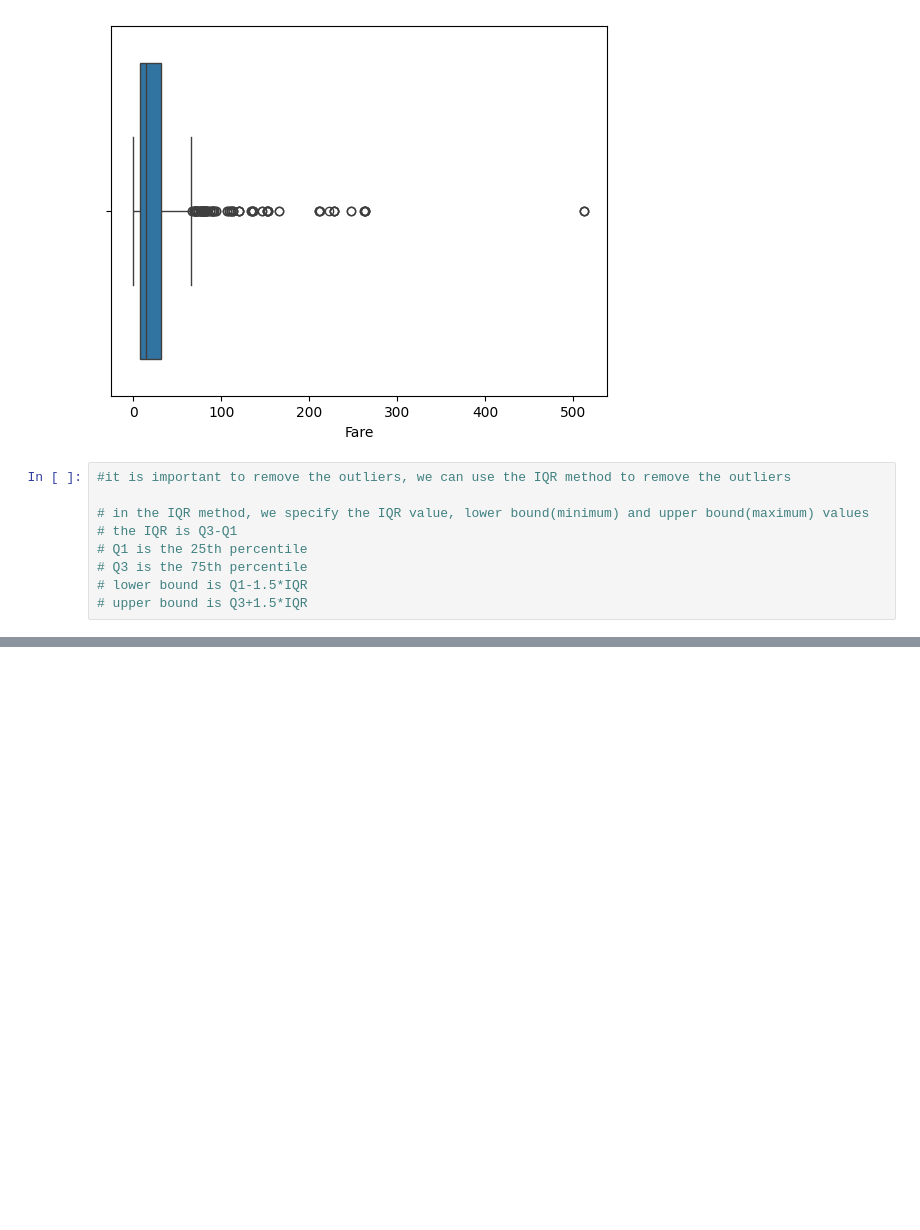
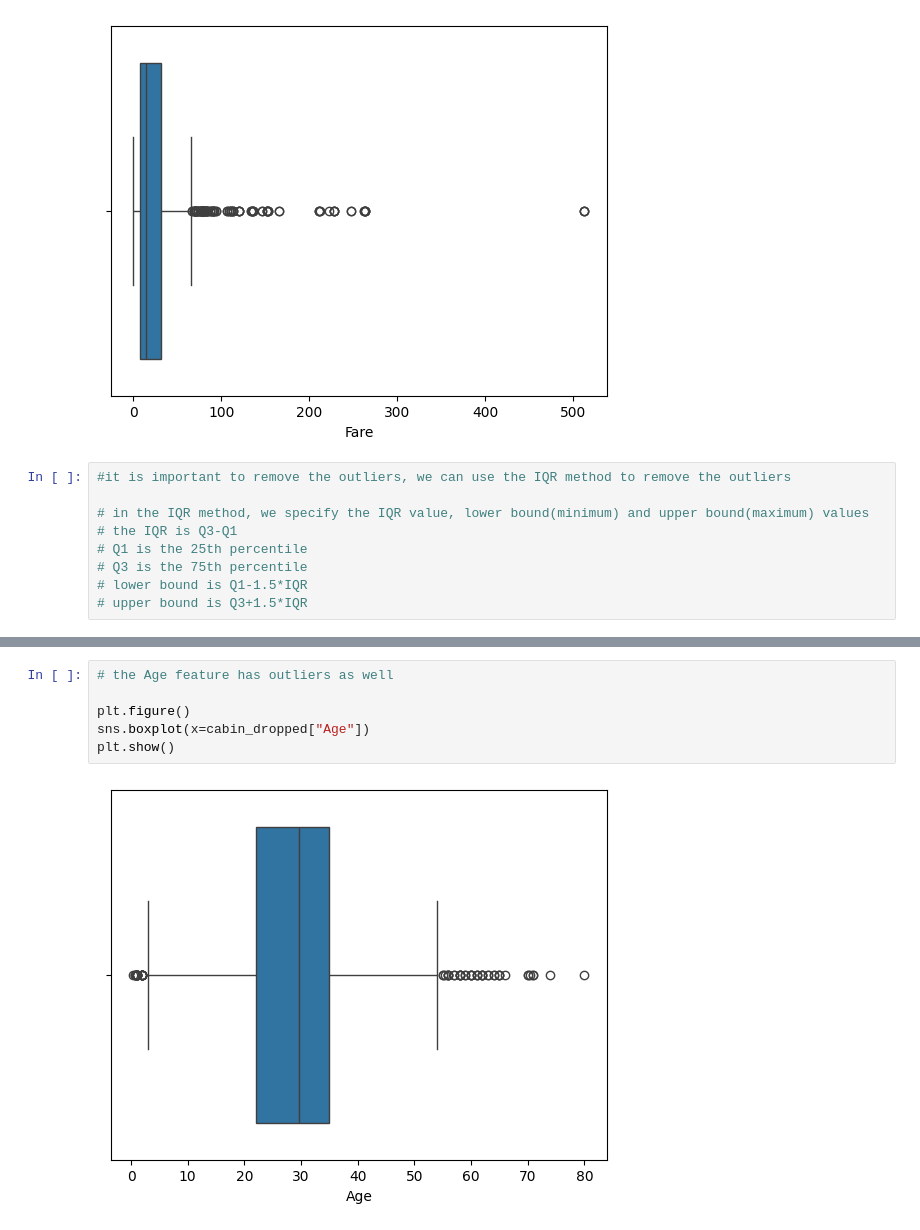
Before and after one commit to Fatima-05/GDGOC-AI-ML, a Jupyter notebook: Class6.ipynb, the cells around one changed output, grey strips where cells are left out. Cells and saved outputs as stored; diff of their text form; blank space fills up the shorter version.

```diff
--- a/Class6.ipynb
+++ b/Class6.ipynb
@@ -122,0 +206,8 @@ plt.show()
+# %%
+# the Age feature has outliers as well
+
+plt.figure()
+sns.boxplot(x=cabin_dropped["Age"])
+plt.show()
+# %% [output]
+[figure, added]
```
Also changed, not shown: parts of 16 cells of this notebook.
